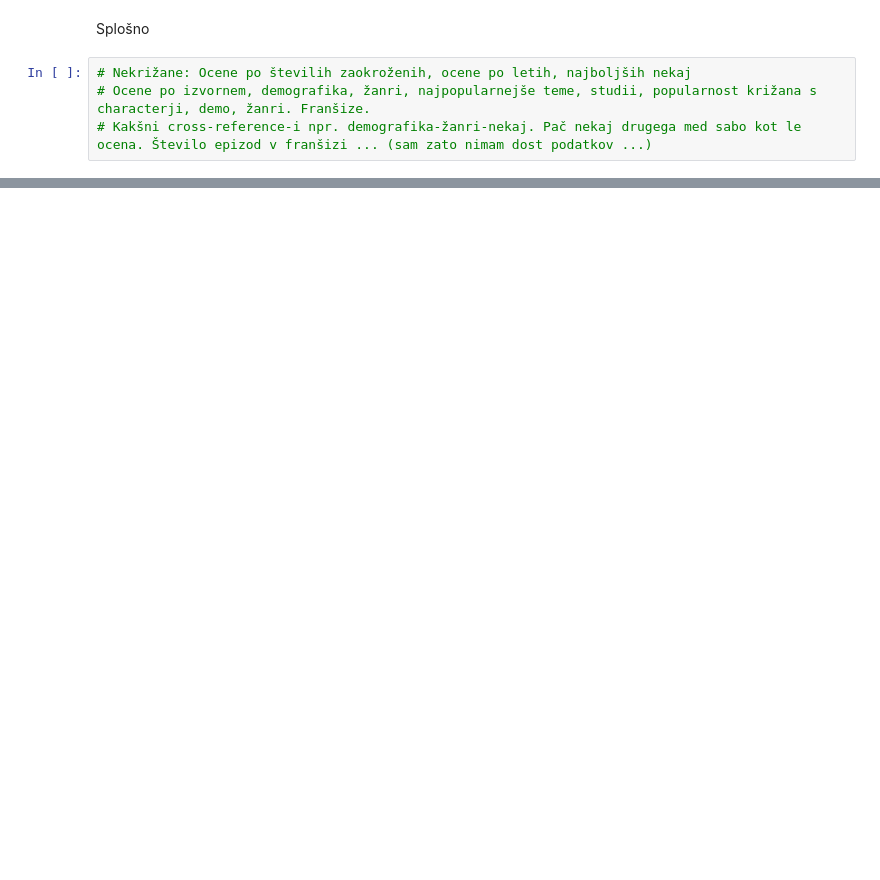
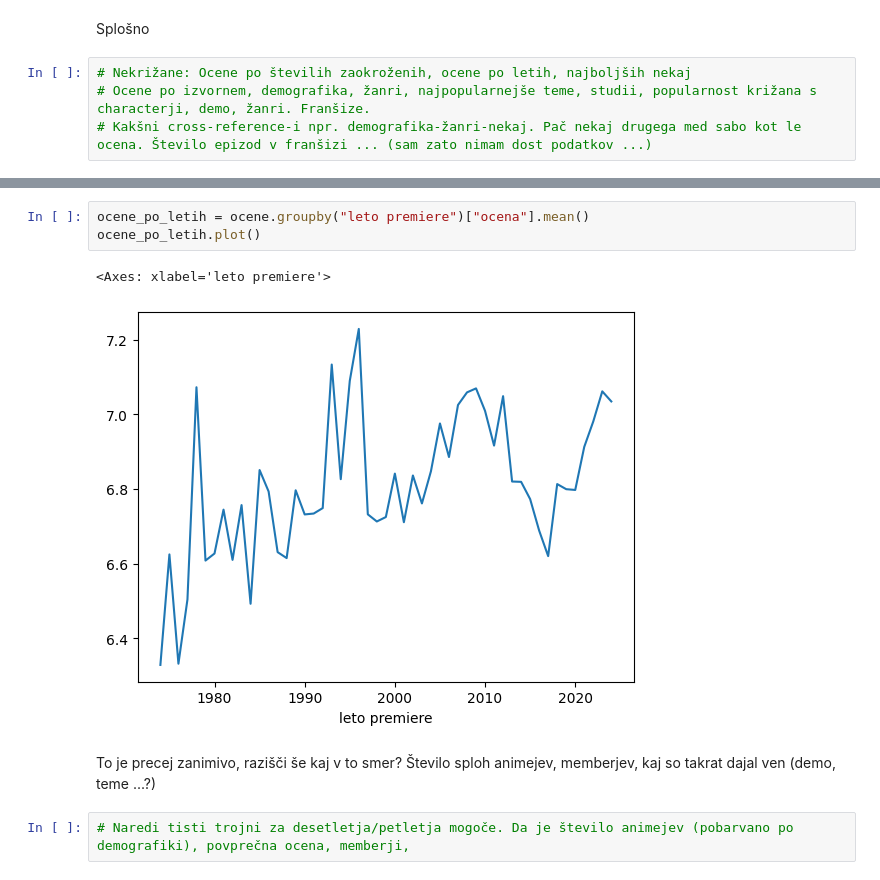
Before and after one commit to lrozman/Projektna-naloga-UVP---Rozman-Lara, a Jupyter notebook: analiza.ipynb, the cells around one changed output, grey strips where cells are left out. Drawn from its saved outputs; the diff is of its cells as text; blank space fills up the shorter version.

```diff
--- a/analiza.ipynb
+++ b/analiza.ipynb
@@ -125,0 +126,10 @@ po_ocenah.plot.bar() #Dam na manj? Na koliko manj?  Ali lahko razširim graf?
+# %%
+ocene_po_letih = ocene.groupby("leto premiere")["ocena"].mean()
+ocene_po_letih.plot()
+# %% [output]
+<Axes: xlabel='leto premiere'>
+[figure, added]
+# %% [markdown]
+To je precej zanimivo, razišči še kaj v to smer? Število sploh animejev, memberjev, kaj so takrat dajal ven (demo, teme ...?)
+# %%
+# Naredi tisti trojni za desetletja/petletja mogoče. Da je število animejev (pobarvano po demografiki), povprečna ocena, memberji,
```
Also changed, not shown: parts of 15 cells of this notebook.
